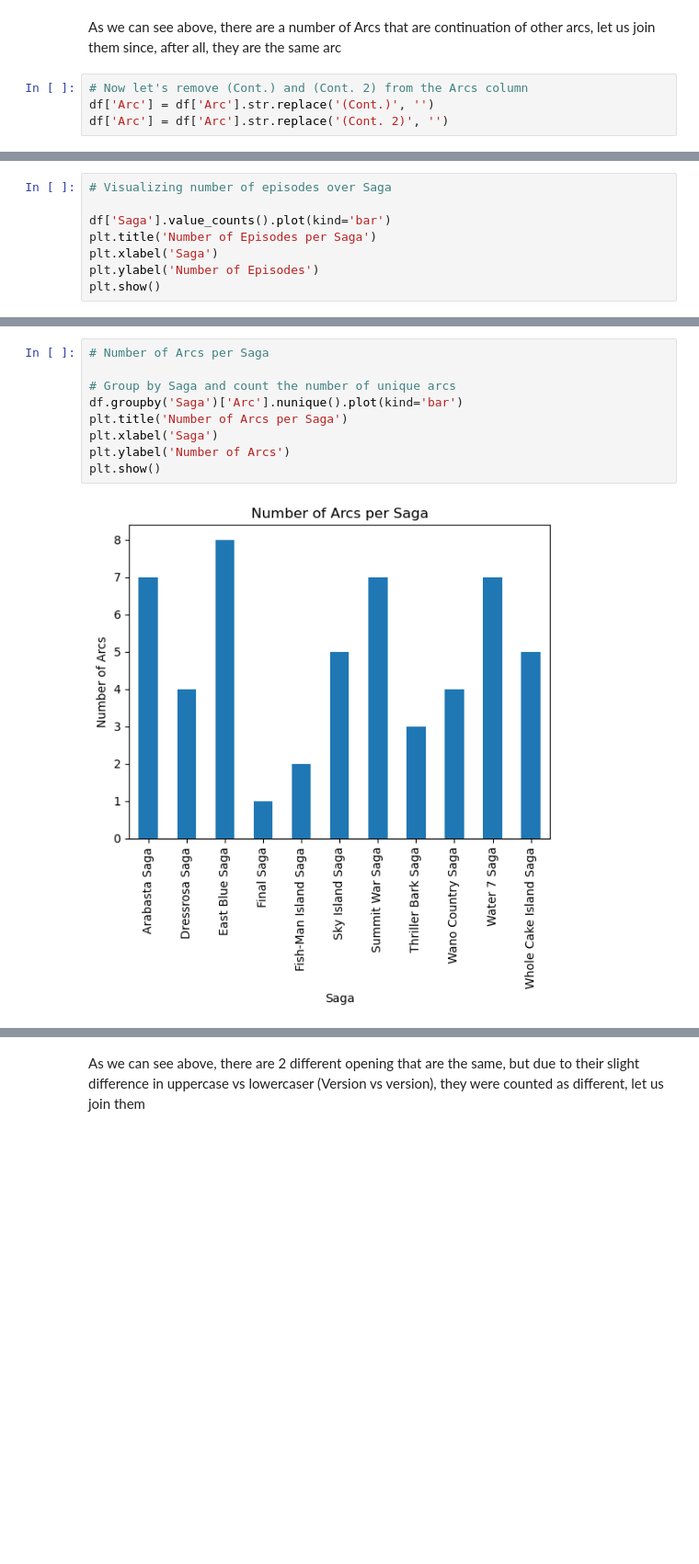
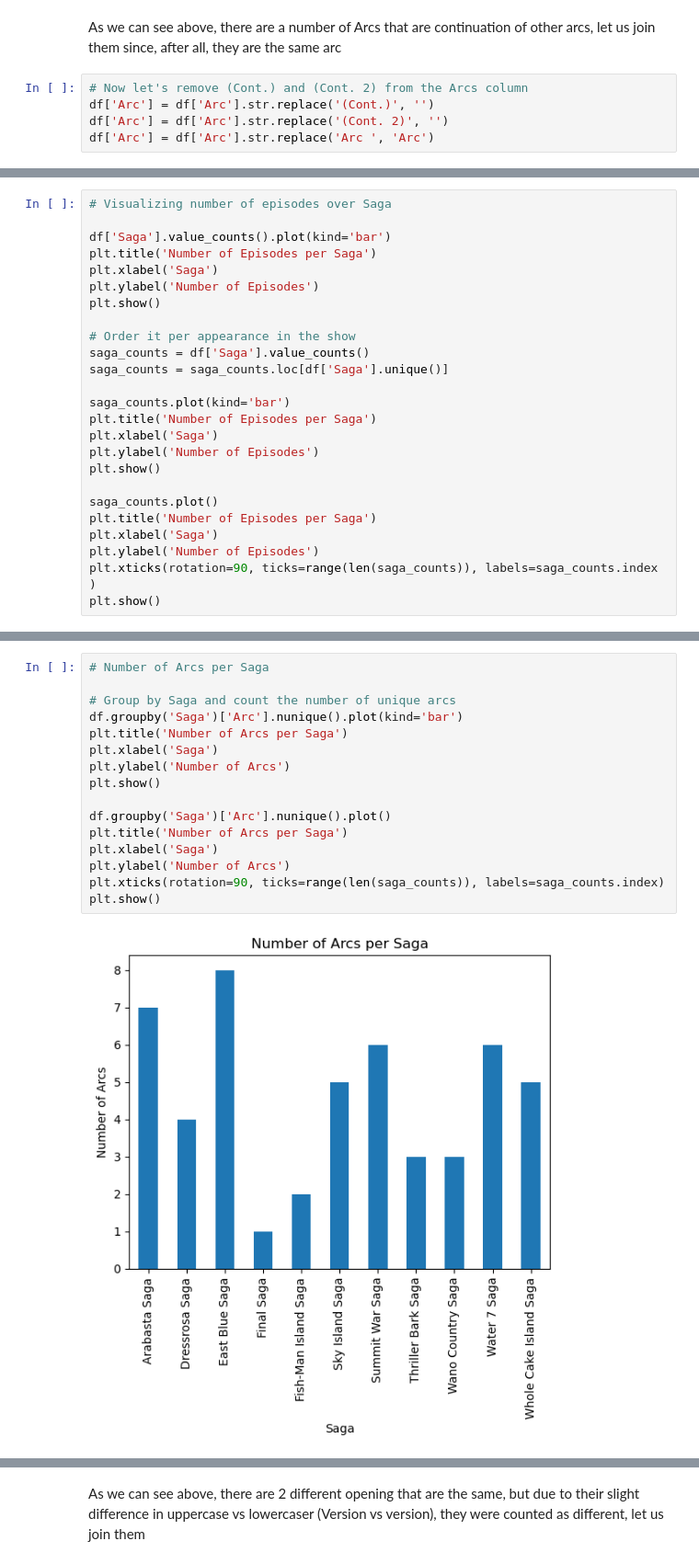
Before and after one commit to Tonevanda/PRI, a Jupyter notebook: src/data.ipynb, the cells around one changed output, grey strips where cells are left out. Shown at 92% size. Drawn from its saved outputs; the diff is of its cells as text; blank space fills up the shorter version.

Commit message:
new plots in appearence order and arc data fix

```diff
--- a/src/data.ipynb
+++ b/src/data.ipynb
@@ -33,3 +33,4 @@ As we can see above, there are a number of Arcs that are continuation of other a
 # Now let's remove (Cont.) and (Cont. 2) from the Arcs column
 df['Arc'] = df['Arc'].str.replace('(Cont.)', '')
 df['Arc'] = df['Arc'].str.replace('(Cont. 2)', '')
+df['Arc'] = df['Arc'].str.replace('Arc ', 'Arc')
@@ -49,5 +71,22 @@ plt.title('Number of Episodes per Saga')
 plt.xlabel('Saga')
 plt.ylabel('Number of Episodes')
 plt.show()
+
+# Order it per appearance in the show
+saga_counts = df['Saga'].value_counts()
+saga_counts = saga_counts.loc[df['Saga'].unique()]
+
+saga_counts.plot(kind='bar')
+plt.title('Number of Episodes per Saga')
+plt.xlabel('Saga')
+plt.ylabel('Number of Episodes')
+plt.show()
+
+saga_counts.plot()
+plt.title('Number of Episodes per Saga')
+plt.xlabel('Saga')
+plt.ylabel('Number of Episodes')
+plt.xticks(rotation=90, ticks=range(len(saga_counts)), labels=saga_counts.index )
+plt.show()
 # %% [output]
 [figure]
@@ -54,11 +95,18 @@ plt.show()
 # %%
 # Number of Arcs per Saga
 
 # Group by Saga and count the number of unique arcs
 df.groupby('Saga')['Arc'].nunique().plot(kind='bar')
 plt.title('Number of Arcs per Saga')
 plt.xlabel('Saga')
 plt.ylabel('Number of Arcs')
 plt.show()
+
+df.groupby('Saga')['Arc'].nunique().plot()
+plt.title('Number of Arcs per Saga')
+plt.xlabel('Saga')
+plt.ylabel('Number of Arcs')
+plt.xticks(rotation=90, ticks=range(len(saga_counts)), labels=saga_counts.index)
+plt.show()
 # %% [output]
-[figure, old version]
+[figure, new version]
```
Also changed, not shown: parts of 10 cells of this notebook, 1 other file.
